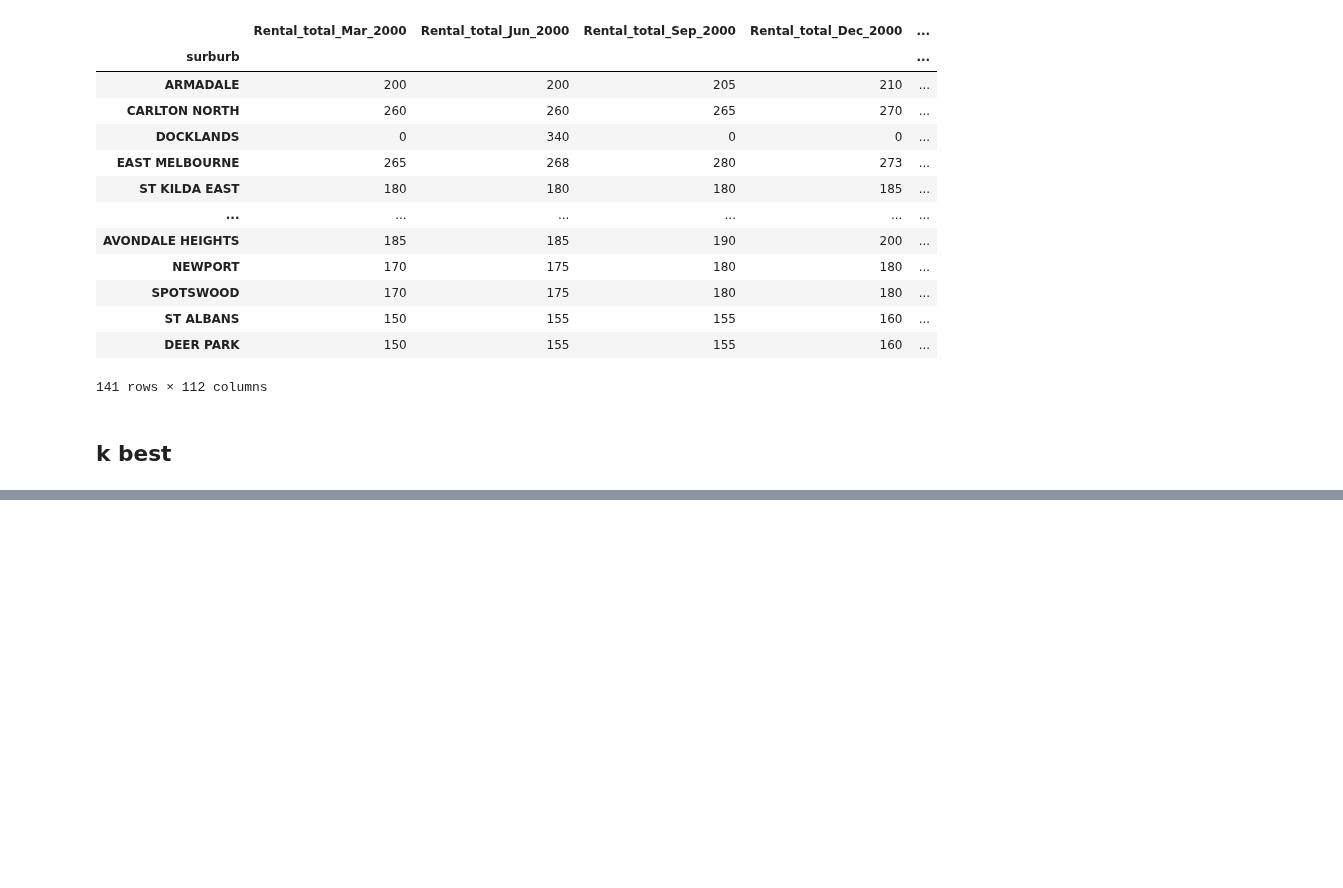
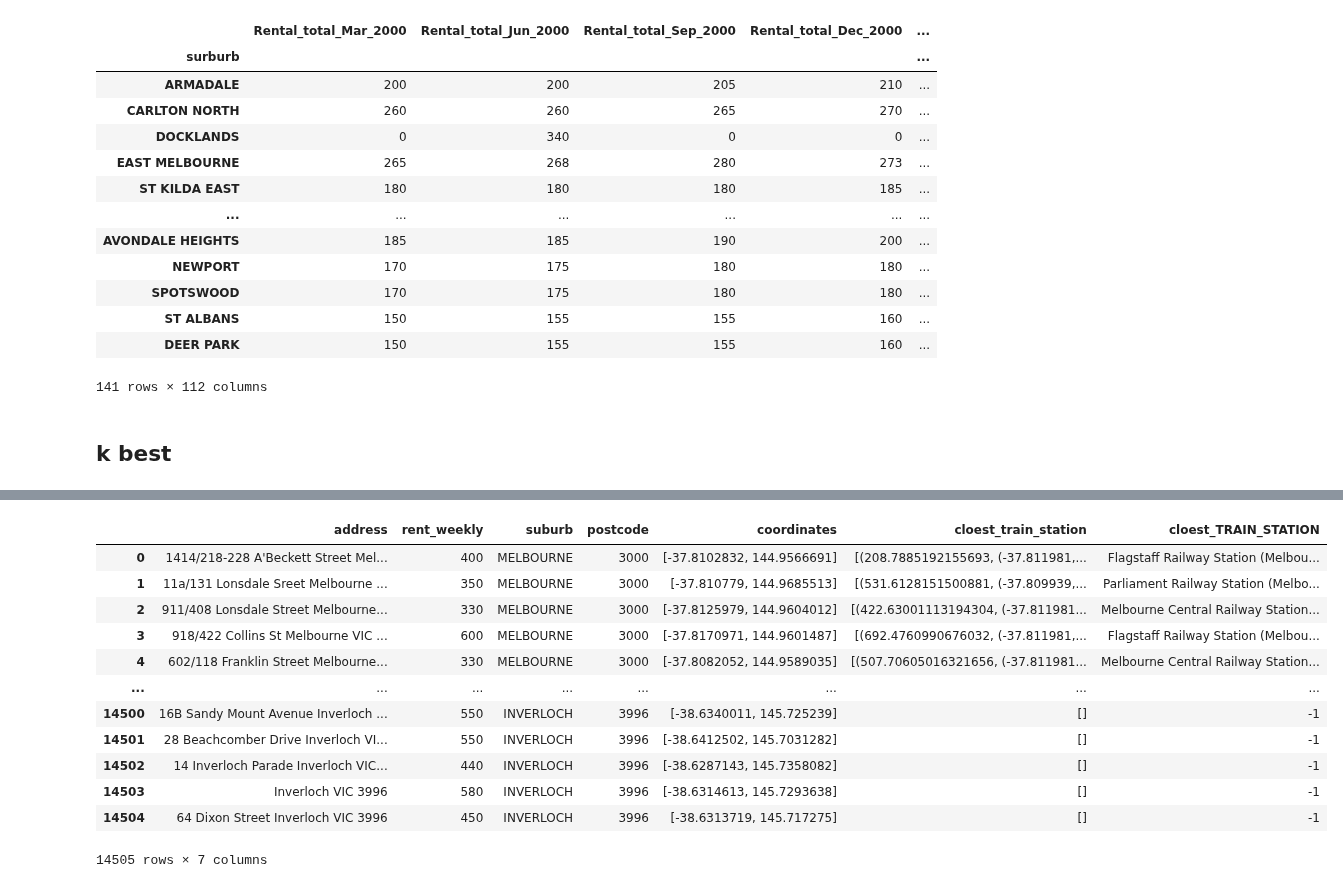
Before and after one commit to MAST30034-Applied-Data-Science/generic-real-estate-consulting-project-group-1-iron-data-man, a Jupyter notebook: notebooks/Modelling.ipynb, the cells around one changed output, grey strips where cells are left out. Drawn from its saved outputs; the diff is of its cells as text; code cells hidden in the pictures; blank space fills up the shorter version.

```diff
--- a/notebooks/Modelling.ipynb
+++ b/notebooks/Modelling.ipynb
@@ -1370,0 +1590,23 @@ display(acc_df.sort_values(by=['test_acc'],ascending=False))
+# %%
+lasso = Lasso(max_iter=300000, alpha = 0.01)
+lasso.fit(train_df, train_y['rent_weekly'])
+pred = lasso.predict(predict_df)
+
+train_y['predict_Dec_21_2'] = pred
+train_y
+# %%
+train_df.iloc[:,[0, 1, 3, 4, 12, 60, 107]]
+# %% [output]
+|  | address | rent_weekly | suburb | postcode | coordinates | cloest_train_station | cloest_TRAIN_STATION |
+| 0 | 1414/218-228 A'Beckett Street Mel... | 400 | MELBOURNE | 3000 | [-37.8102832, 144.9566691] | [(208.7885192155693, (-37.811981,... | Flagstaff Railway Station (Melbou... |
+| 1 | 11a/131 Lonsdale Sreet Melbourne ... | 350 | MELBOURNE | 3000 | [-37.810779, 144.9685513] | [(531.6128151500881, (-37.809939,... | Parliament Railway Station (Melbo... |
+| 2 | 911/408 Lonsdale Street Melbourne... | 330 | MELBOURNE | 3000 | [-37.8125979, 144.9604012] | [(422.63001113194304, (-37.811981... | Melbourne Central Railway Station... |
+| 3 | 918/422 Collins St Melbourne VIC ... | 600 | MELBOURNE | 3000 | [-37.8170971, 144.9601487] | [(692.4760990676032, (-37.811981,... | Flagstaff Railway Station (Melbou... |
+| 4 | 602/118 Franklin Street Melbourne... | 330 | MELBOURNE | 3000 | [-37.8082052, 144.9589035] | [(507.70605016321656, (-37.811981... | Melbourne Central Railway Station... |
+| ... | ... | ... | ... | ... | ... | ... | ... |
+| 14500 | 16B Sandy Mount Avenue Inverloch ... | 550 | INVERLOCH | 3996 | [-38.6340011, 145.725239] | [] | -1 |
+| 14501 | 28 Beachcomber Drive Inverloch VI... | 550 | INVERLOCH | 3996 | [-38.6412502, 145.7031282] | [] | -1 |
+| 14502 | 14 Inverloch Parade Inverloch VIC... | 440 | INVERLOCH | 3996 | [-38.6287143, 145.7358082] | [] | -1 |
+| 14503 | Inverloch VIC 3996 | 580 | INVERLOCH | 3996 | [-38.6314613, 145.7293638] | [] | -1 |
+| 14504 | 64 Dixon Street Inverloch VIC 3996 | 450 | INVERLOCH | 3996 | [-38.6313719, 145.717275] | [] | -1 |
+14505 rows × 7 columns
```
Also changed, not shown: parts of 27 cells of this notebook.
